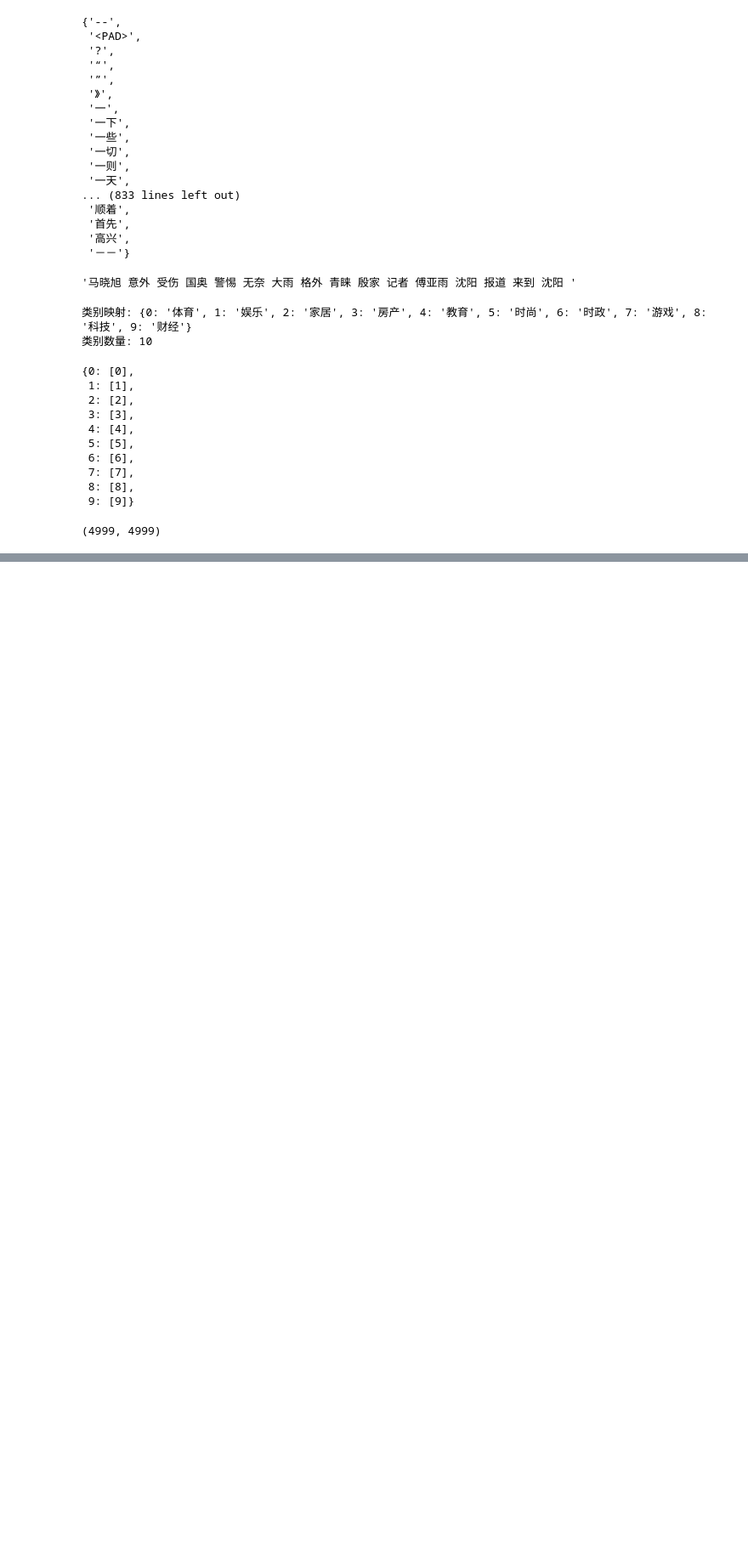
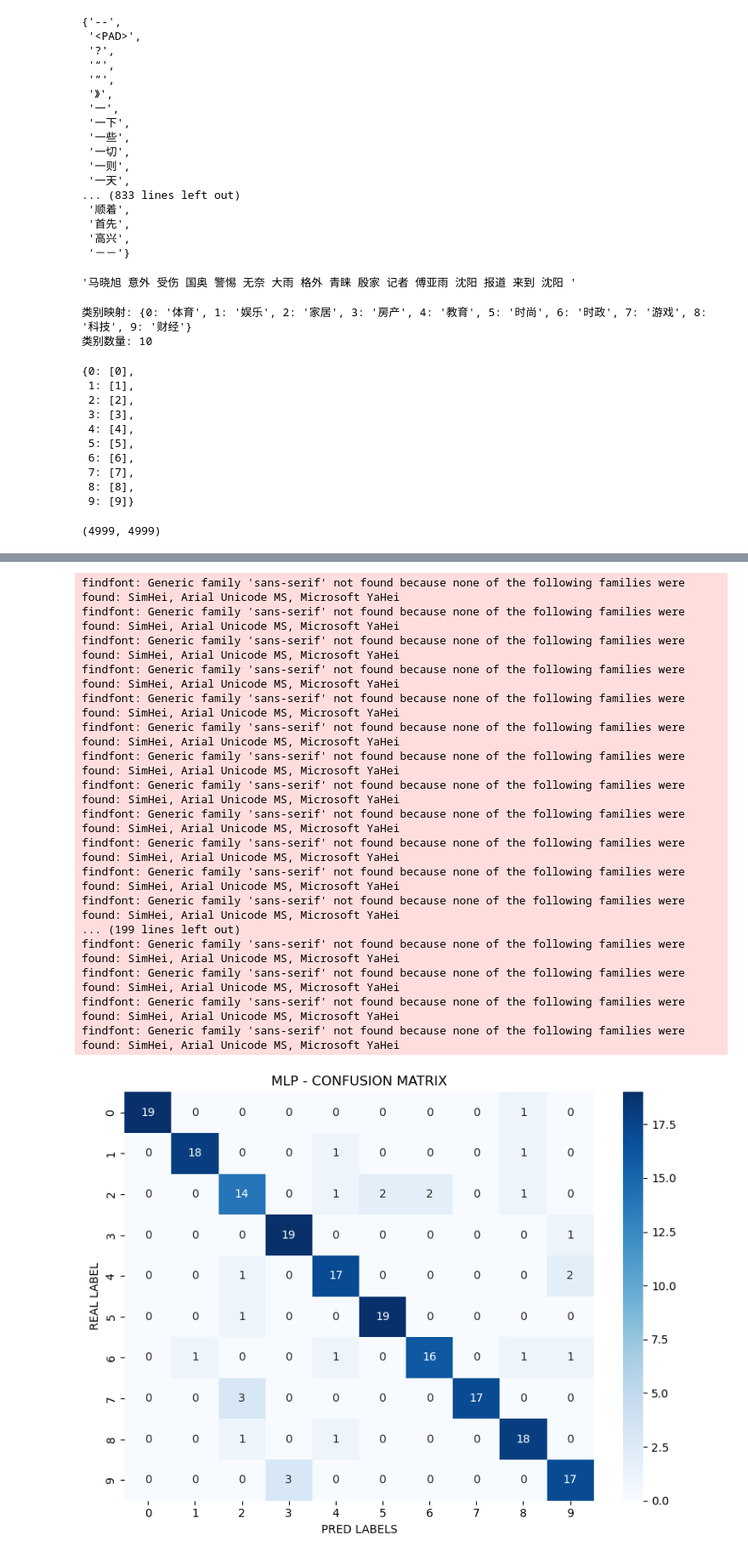
Before and after one commit to anemperorduck/MyMachineLearning, a Jupyter notebook: exp/DataProcess/THUCNews.ipynb, the cells around one changed output, grey strips where cells are left out. Shown at 85% size. Cells and saved outputs as stored; diff of their text form; code cells hidden in the pictures; blank space fills up the shorter version.

```diff
--- a/exp/DataProcess/THUCNews.ipynb
+++ b/exp/DataProcess/THUCNews.ipynb
@@ -478,0 +744,21 @@ label_cnt
+# %%
+plot_confusion_matrix(y_test, mlp_pred, "MLP", class_names)
+# %% [output]
+findfont: Generic family 'sans-serif' not found because none of the following families were found: SimHei, Arial Unicode MS, Microsoft YaHei
+findfont: Generic family 'sans-serif' not found because none of the following families were found: SimHei, Arial Unicode MS, Microsoft YaHei
+findfont: Generic family 'sans-serif' not found because none of the following families were found: SimHei, Arial Unicode MS, Microsoft YaHei
+findfont: Generic family 'sans-serif' not found because none of the following families were found: SimHei, Arial Unicode MS, Microsoft YaHei
+findfont: Generic family 'sans-serif' not found because none of the following families were found: SimHei, Arial Unicode MS, Microsoft YaHei
+findfont: Generic family 'sans-serif' not found because none of the following families were found: SimHei, Arial Unicode MS, Microsoft YaHei
+findfont: Generic family 'sans-serif' not found because none of the following families were found: SimHei, Arial Unicode MS, Microsoft YaHei
+findfont: Generic family 'sans-serif' not found because none of the following families were found: SimHei, Arial Unicode MS, Microsoft YaHei
+findfont: Generic family 'sans-serif' not found because none of the following families were found: SimHei, Arial Unicode MS, Microsoft YaHei
+findfont: Generic family 'sans-serif' not found because none of the following families were found: SimHei, Arial Unicode MS, Microsoft YaHei
+findfont: Generic family 'sans-serif' not found because none of the following families were found: SimHei, Arial Unicode MS, Microsoft YaHei
+findfont: Generic family 'sans-serif' not found because none of the following families were found: SimHei, Arial Unicode MS, Microsoft YaHei
+... (199 lines left out)
+findfont: Generic family 'sans-serif' not found because none of the following families were found: SimHei, Arial Unicode MS, Microsoft YaHei
+findfont: Generic family 'sans-serif' not found because none of the following families were found: SimHei, Arial Unicode MS, Microsoft YaHei
+findfont: Generic family 'sans-serif' not found because none of the following families were found: SimHei, Arial Unicode MS, Microsoft YaHei
+findfont: Generic family 'sans-serif' not found because none of the following families were found: SimHei, Arial Unicode MS, Microsoft YaHei
+[figure, added]
```
Also changed, not shown: parts of 22 cells of this notebook, 5 other files.
